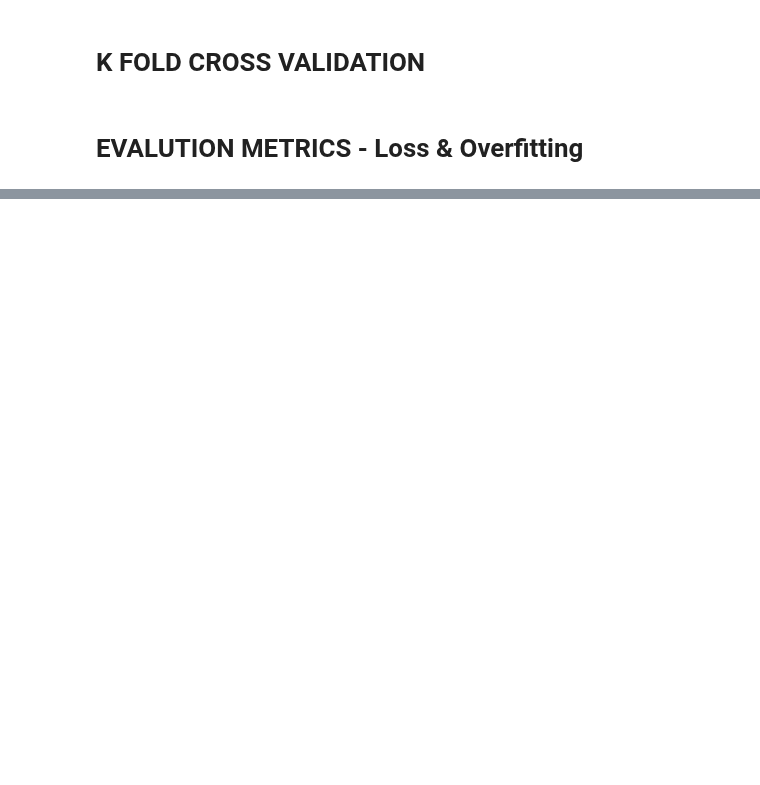
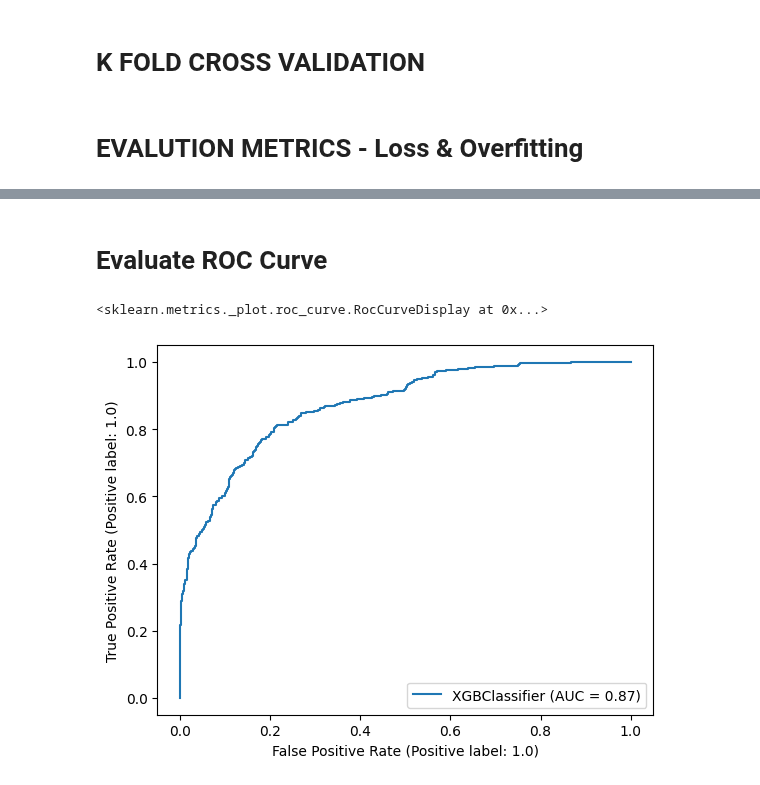
Before and after one commit to ItMeansBigMountain/Financial.Market.ML, a Jupyter notebook: 2_Supervised/3- XGBOOST-Binary-Classification-Model-Evaluation.ipynb, the cells around one changed output, grey strips where cells are left out. Cells and saved outputs as stored; diff of their text form; code cells hidden in the pictures; blank space fills up the shorter version.

```diff
--- a/2_Supervised/3- XGBOOST-Binary-Classification-Model-Evaluation.ipynb
+++ b/2_Supervised/3- XGBOOST-Binary-Classification-Model-Evaluation.ipynb
@@ -206,0 +308,8 @@ train_results = cross_val_score(classifier, X_train, y_train , cv=cv , n_jobs=1
+# %% [markdown]
+# Evaluate ROC Curve
+# %%
+# Plot Training ROC Curve
+RocCurveDisplay.from_estimator(classifier, X_train, y_train)
+# %% [output]
+<sklearn.metrics._plot.roc_curve.RocCurveDisplay at 0x...>
+[figure, added]
```
Also changed, not shown: parts of 23 cells of this notebook, 7 other files.
